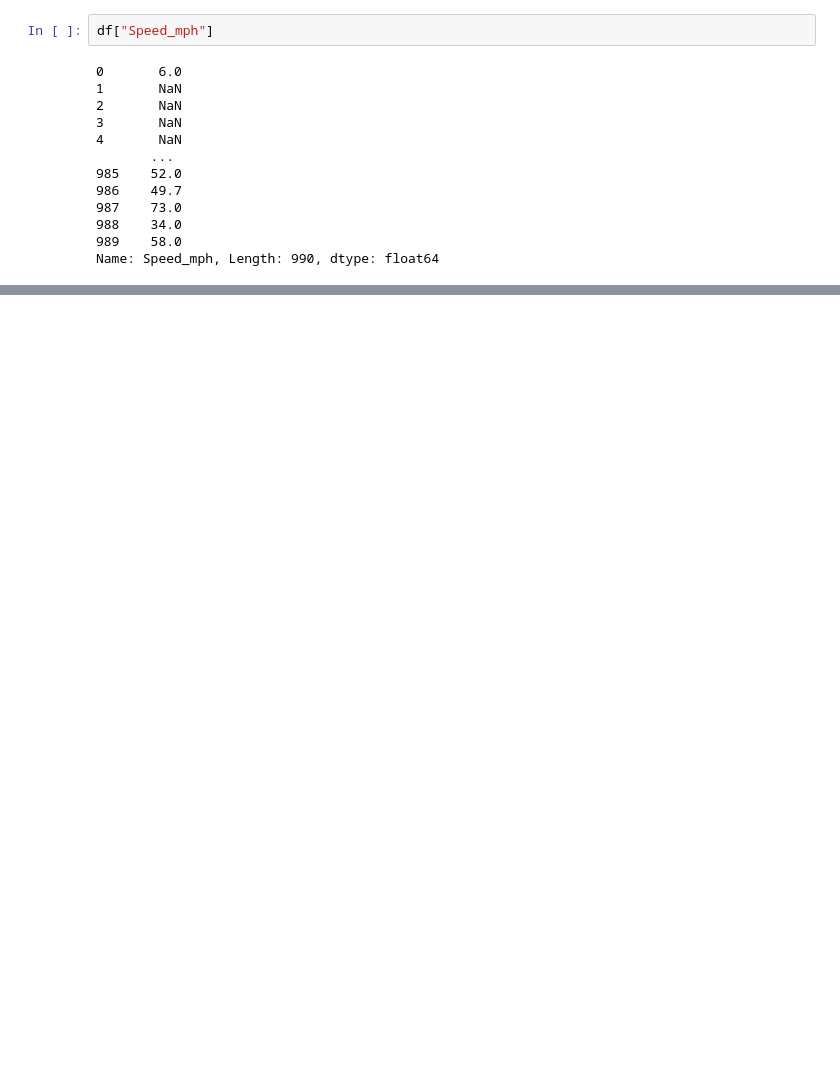
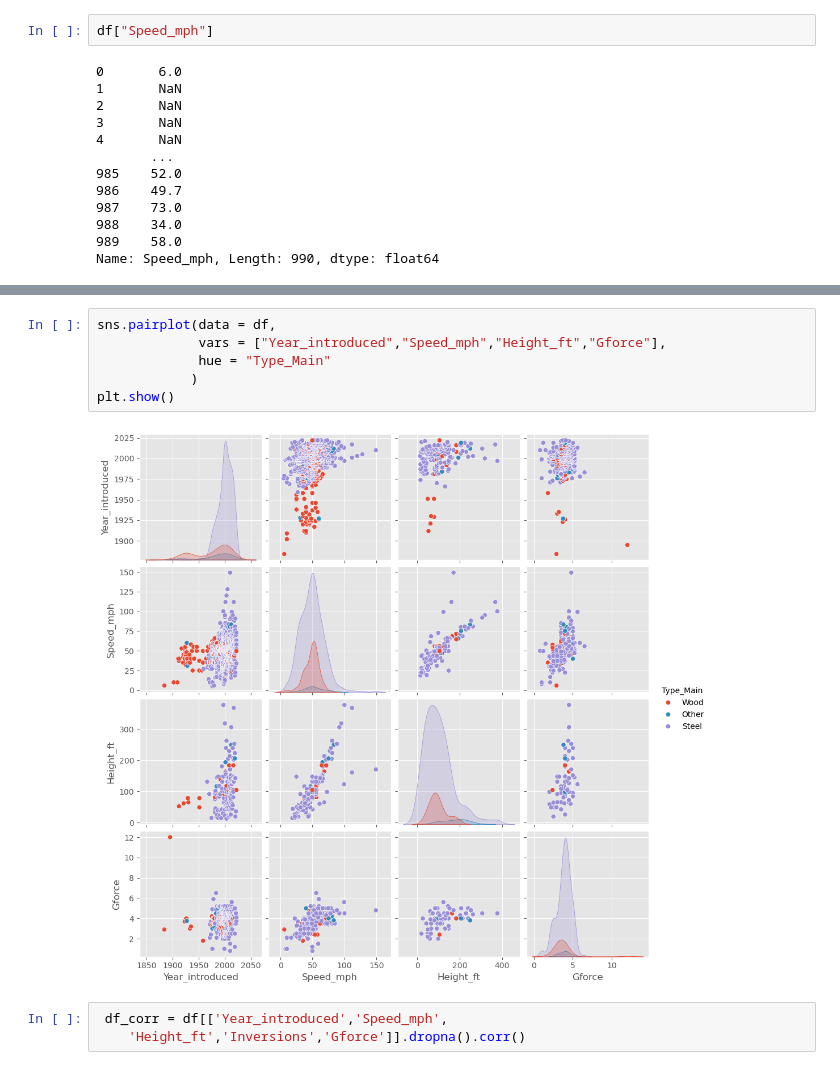
Before and after one commit to niranjan910/The-Rollercoaster-Database, a Jupyter notebook: Rollar_coaster_EDA.ipynb, the cells around one changed output, grey strips where cells are left out. Drawn from its saved outputs; the diff is of its cells as text; blank space fills up the shorter version.

```diff
--- a/Rollar_coaster_EDA.ipynb
+++ b/Rollar_coaster_EDA.ipynb
@@ -333,0 +377,11 @@ Text(0.5, 25.0, 'Speed (mph)')
+# %%
+sns.pairplot(data = df,
+             vars = ["Year_introduced","Speed_mph","Height_ft","Gforce"],
+             hue = "Type_Main"
+            )
+plt.show()
+# %% [output]
+[figure, added]
+# %%
+ df_corr = df[['Year_introduced','Speed_mph',
+    'Height_ft','Inversions','Gforce']].dropna().corr()
```
Also changed, not shown: parts of 9 cells of this notebook.
